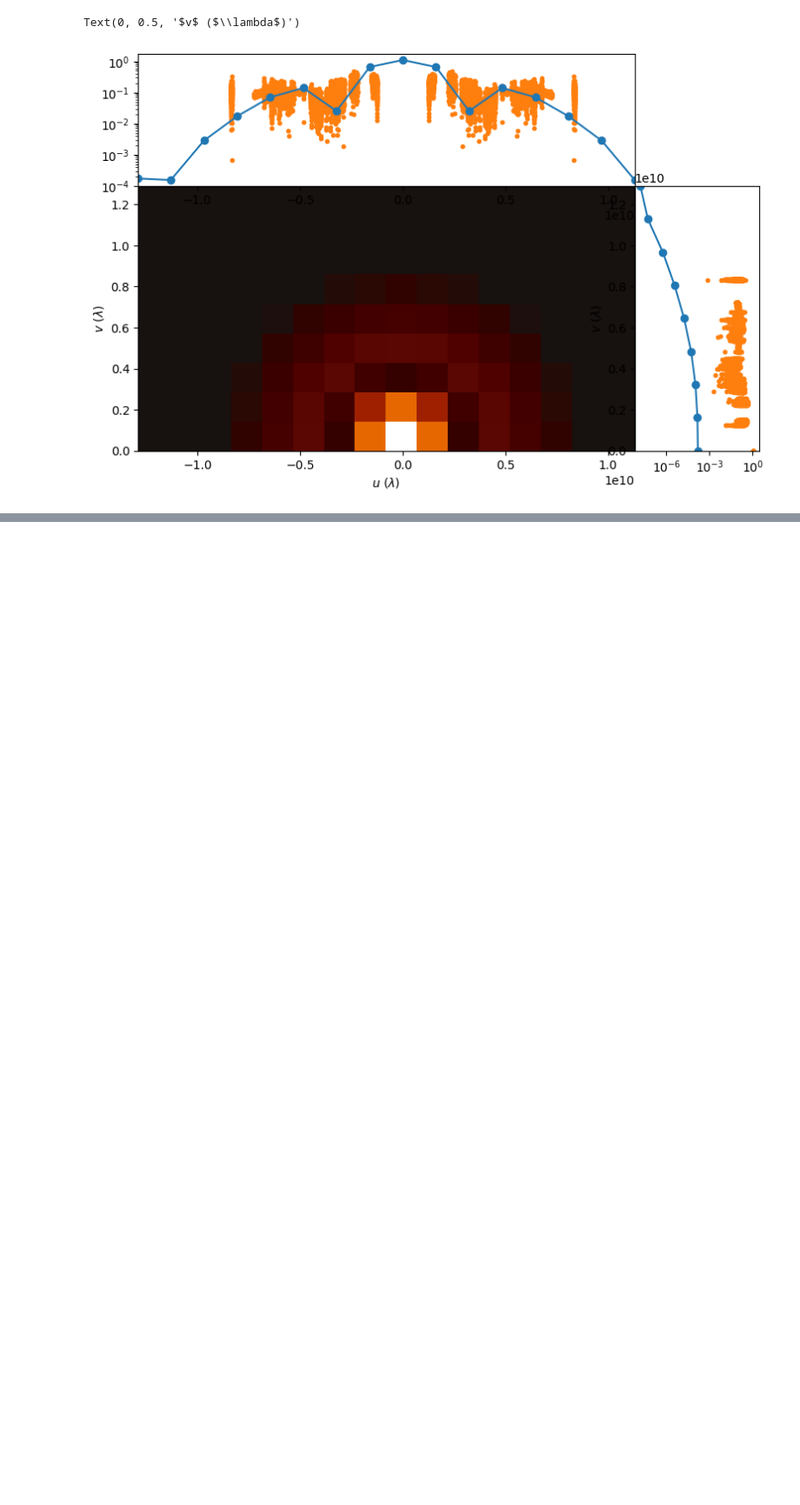
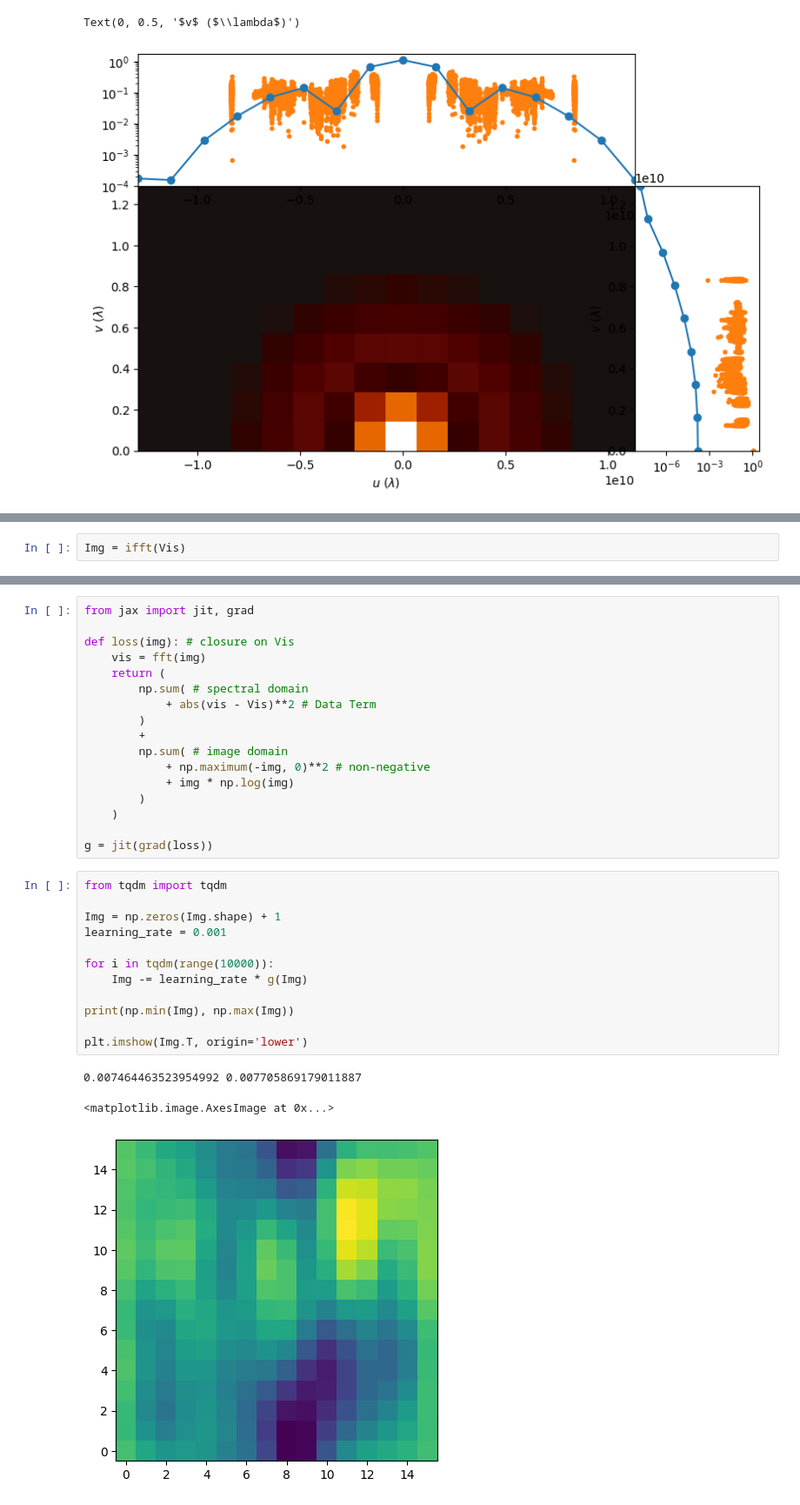
Before and after one commit to rndsrc/img, a Jupyter notebook: img.ipynb, the cells around one changed output, grey strips where cells are left out. Shown at 87% size. Saved outputs shown, nothing was run; the diff lists cells and outputs as text; blank space fills up the shorter version.

```diff
--- a/img.ipynb
+++ b/img.ipynb
@@ -292,0 +297,2 @@ plt.imshow(ifft(Vis), origin='lower')
+# %%
+Img = ifft(Vis)
@@ -292,0 +306,33 @@ plt.imshow(ifft(Vis), origin='lower')
+# %%
+from jax import jit, grad
+
+def loss(img): # closure on Vis
+    vis = fft(img)
+    return (
+        np.sum( # spectral domain
+            + abs(vis - Vis)**2 # Data Term
+        )
+        +
+        np.sum( # image domain
+            + np.maximum(-img, 0)**2 # non-negative
+            + img * np.log(img)
+        )
+    )
+
+g = jit(grad(loss))
+# %%
+from tqdm import tqdm
+
+Img = np.zeros(Img.shape) + 1
+learning_rate = 0.001
+
+for i in tqdm(range(10000)):
+    Img -= learning_rate * g(Img)
+
+print(np.min(Img), np.max(Img))
+
+plt.imshow(Img.T, origin='lower')
+# %% [output]
+0.007464463523954992 0.007705869179011887
+<matplotlib.image.AxesImage at 0x...>
+[figure, added]
```
Also changed, not shown: parts of 7 cells of this notebook.
